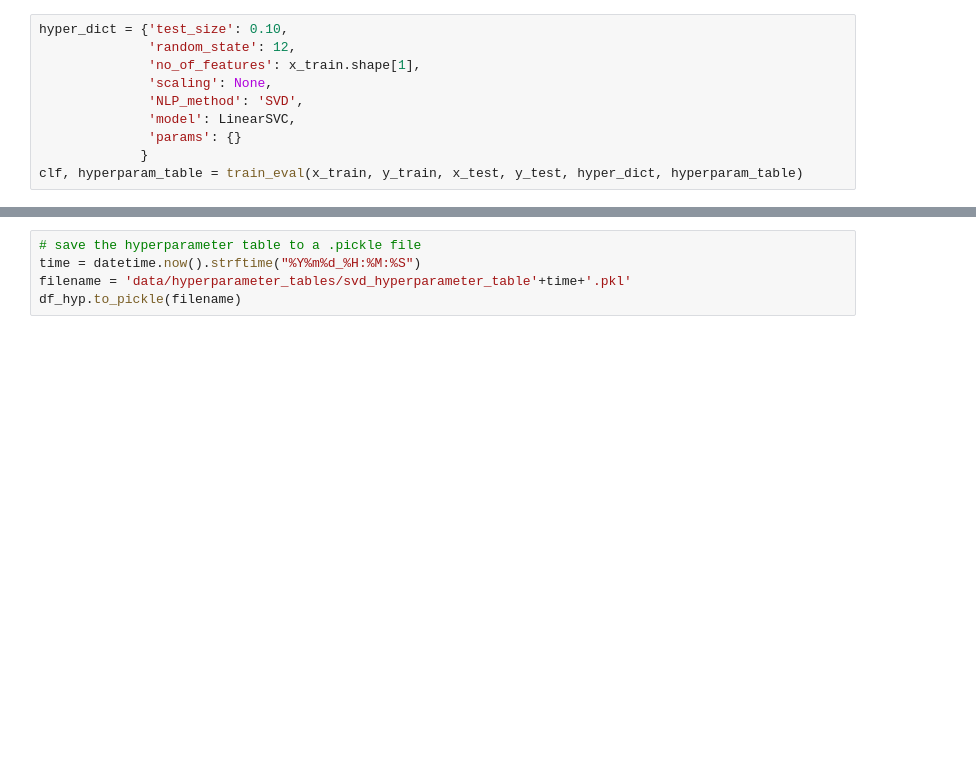
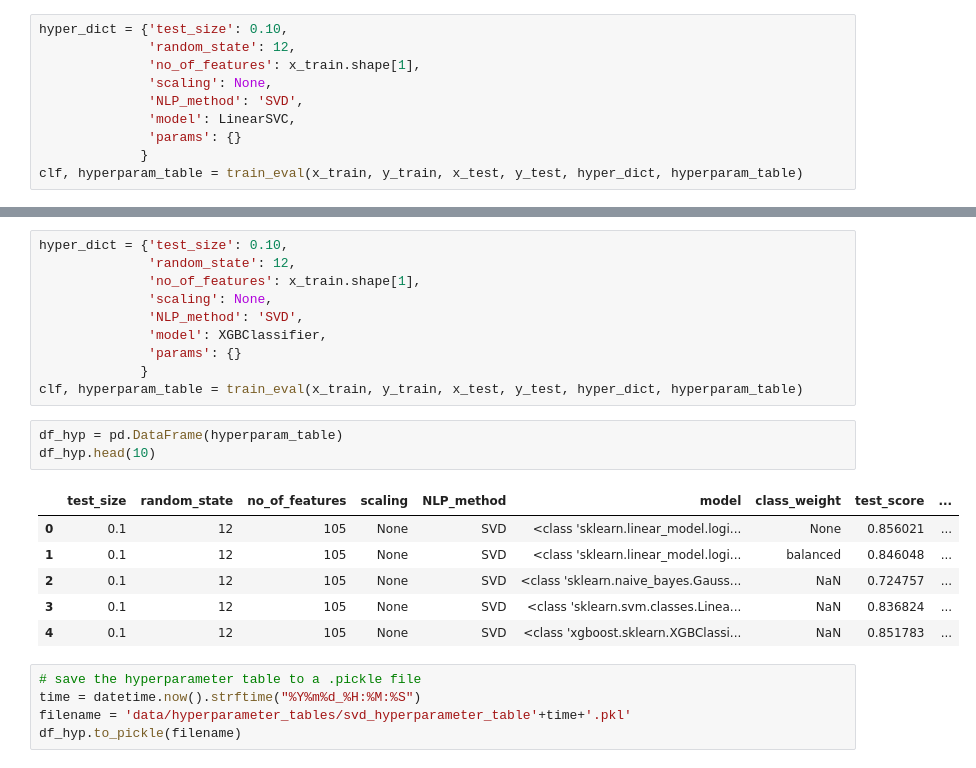
Before and after one commit to gksullan/yelp_review_sentiment_analysis, a Jupyter notebook: sentiment_analysis_svd.ipynb, the cells around one changed output, grey strips where cells are left out. Saved outputs shown, nothing was run; the diff lists cells and outputs as text; blank space fills up the shorter version.

```diff
--- a/sentiment_analysis_svd.ipynb
+++ b/sentiment_analysis_svd.ipynb
@@ -113,3 +118,23 @@ df_hyp.head()
+# %%
+hyper_dict = {'test_size': 0.10,
+              'random_state': 12,
+              'no_of_features': x_train.shape[1],
+              'scaling': None,
+              'NLP_method': 'SVD',
+              'model': XGBClassifier,
+              'params': {}
+             }
+clf, hyperparam_table = train_eval(x_train, y_train, x_test, y_test, hyper_dict, hyperparam_table)
+# %%
+df_hyp = pd.DataFrame(hyperparam_table)
+df_hyp.head(10)
+# %% [output]
+|  | test_size | random_state | no_of_features | scaling | NLP_method | model | class_weight | test_score | ... |
+| 0 | 0.1 | 12 | 105 | None | SVD | <class 'sklearn.linear_model.logi... | None | 0.856021 | ... |
+| 1 | 0.1 | 12 | 105 | None | SVD | <class 'sklearn.linear_model.logi... | balanced | 0.846048 | ... |
+| 2 | 0.1 | 12 | 105 | None | SVD | <class 'sklearn.naive_bayes.Gauss... | NaN | 0.724757 | ... |
+| 3 | 0.1 | 12 | 105 | None | SVD | <class 'sklearn.svm.classes.Linea... | NaN | 0.836824 | ... |
+| 4 | 0.1 | 12 | 105 | None | SVD | <class 'xgboost.sklearn.XGBClassi... | NaN | 0.851783 | ... |
 # %%
 # save the hyperparameter table to a .pickle file
 time = datetime.now().strftime("%Y%m%d_%H:%M:%S")
```
Also changed, not shown: parts of 2 cells of this notebook, 3 other files.
